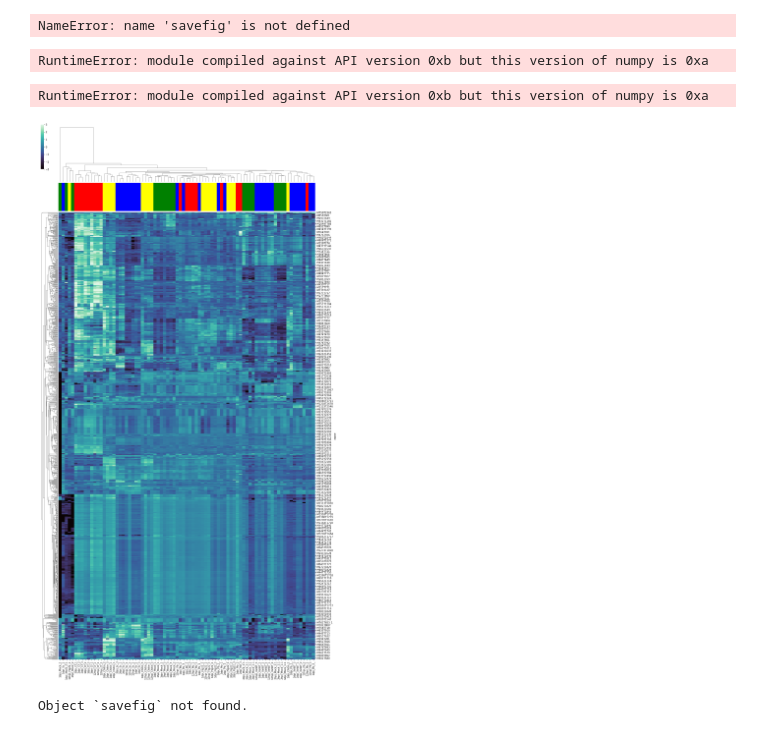
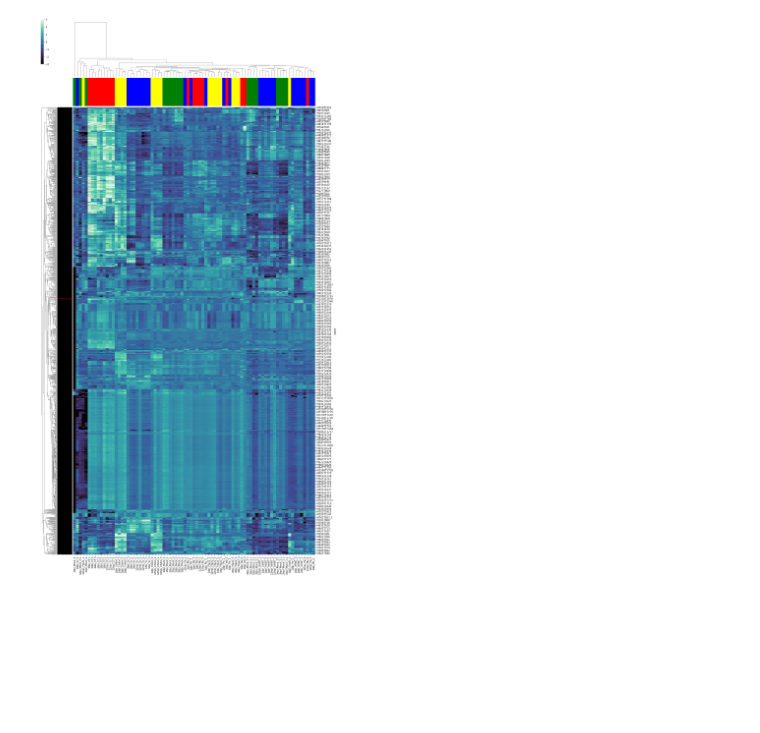
Before and after one commit to sattely-lab/falcarindiol_pathway_metabolomics, a Jupyter notebook: heatmap_induced_metabolite.ipynb, the cells around one changed output. Cells and saved outputs as stored; diff of their text form; code cells hidden in the pictures; blank space fills up the shorter version.

```diff
--- a/heatmap_induced_metabolite.ipynb
+++ b/heatmap_induced_metabolite.ipynb
@@ -25,9 +65,23 @@ RuntimeError: module compiled against API version 0xb but this version of numpy
 # %%
-import matplotlib.pyplot as plt
+cm = sns.clustermap(np.log(df + 1),
+                    vmin=-3,
+                    vmax=3,
+                    figsize=(20, 40),
+                    cmap="mako",
+                    z_score=0,
+                    col_colors=color_groups,
+                    row_colors=color_rows)
 
-savefig(cm, dpi=None, facecolor='w', edgecolor='w',
-        orientation='portrait', papertype=None, format=None,
-        transparent=False, bbox_inches=None, pad_inches=0.1,
-        frameon=None)
+plt.savefig('annotated_heatmap.png',
+            dpi=None,
+            facecolor='w',
+            edgecolor='w',
+            orientation='portrait',
+            papertype=None,
+            format=None,
+            transparent=False,
+            bbox_inches=None,
+            pad_inches=0.1,
+            frameon=None)
 # %% [output]
-NameError: name 'savefig' is not defined
+[figure, added]
@@ -53,18 +87,0 @@ for col in df.columns:
-# %%
-import numpy as np
-cm = sns.clustermap(np.log(df + 1), vmin=-3, vmax=3, figsize=(20, 40), cmap="mako", z_score=0, col_colors=color_groups)
-
-for tick_label in cm.ax_heatmap.axes.get_yticklabels():
-    tick_text = tick_label.get_text()
-    if tick_text == 'M283T2030':
-        tick_label.set_color('red')
-    if tick_text == 'M225T2033':
-        tick_label.set_color('red')
-# %% [output]
-RuntimeError: module compiled against API version 0xb but this version of numpy is 0xa
-RuntimeError: module compiled against API version 0xb but this version of numpy is 0xa
-[figure, removed]
-# %%
-savefig??
-# %% [output]
-Object `savefig` not found.
```
Also changed, not shown: parts of 7 cells of this notebook, 2 other files.
